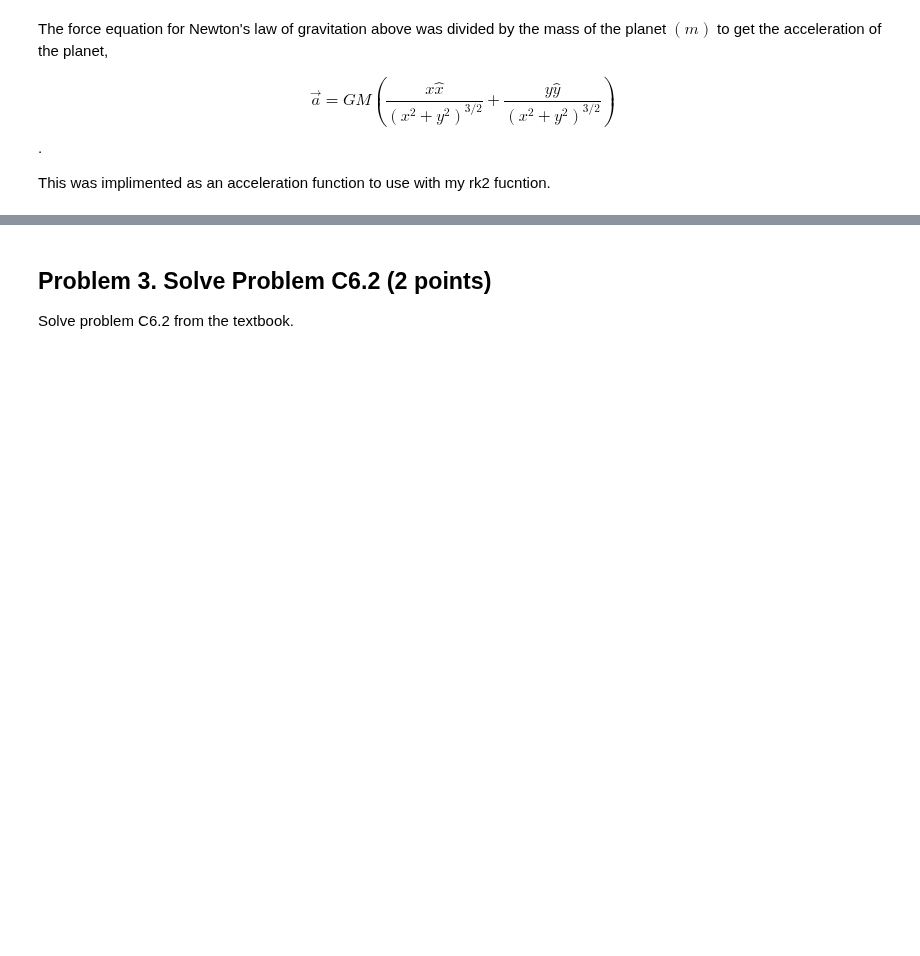
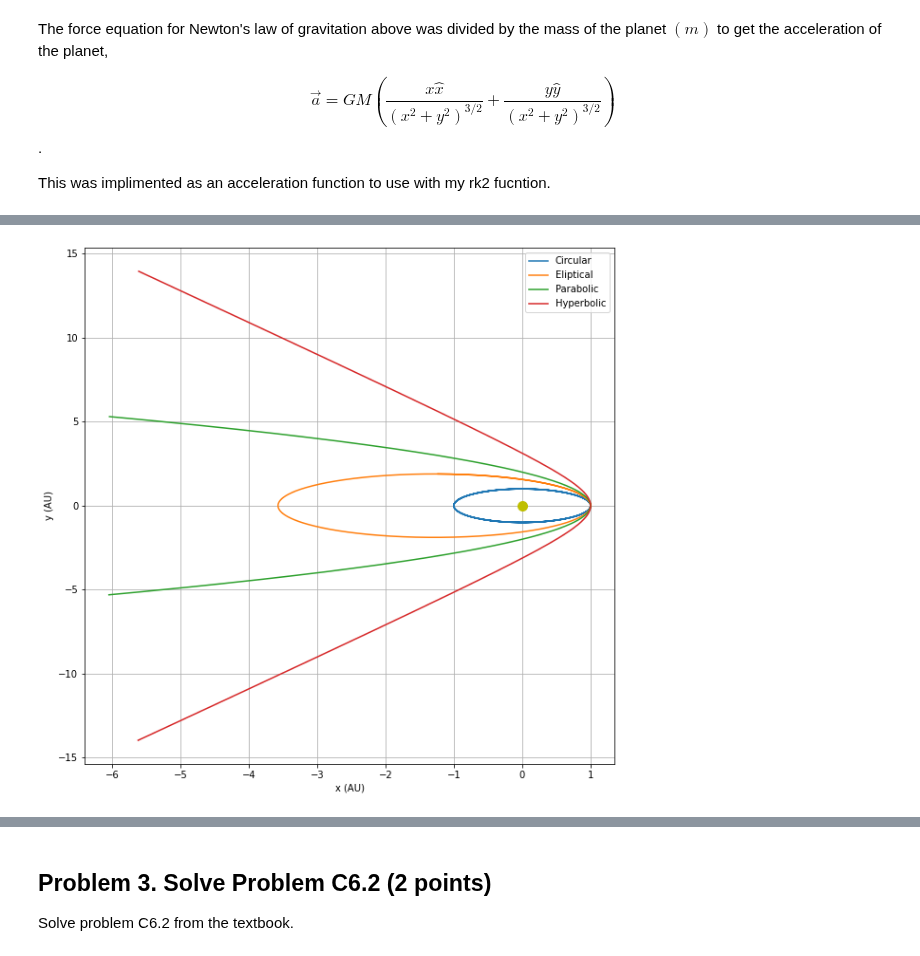
Before and after one commit to Youngposeidon/computational-mechanics-delivery, a Jupyter notebook: project4.ipynb, the cells around one changed output, grey strips where cells are left out. Saved outputs shown, nothing was run; the diff lists cells and outputs as text; code cells hidden in the pictures; blank space fills up the shorter version.

Commit message:
Finish solving P1 start P2

```diff
--- a/project4.ipynb
+++ b/project4.ipynb
@@ -72,11 +91,18 @@ def rk2(afunc,xi,vi,ti,dt):
 # %%
+s2yr = 365*24*60*60 # number of s in 1 yr for conversions, 365 d/y * 24 h/d * 60 m/h * 60 s/m
+
 # constants used (https://nssdc.gsfc.nasa.gov/planetary/factsheet/sunfact.html)
 
-Msun = 1.9885 * 10**30 # kg
-Mearth = 5.9724 * 10**24 # kg
-G = 6.67408 * 10**(-11) # gravitational constant
-rorbit = 1.496 * 10**11 # m, orbital radius of earth around sun
+Msunkg = 1.9885 * 10**30 # kg
+Mearthkg = 5.9724 * 10**24 # kg
+Gconst = 6.67408 * 10**(-11) # gravitational constant
+AU = 1.496 * 10**11 # m, 1 AU, orbital radius of earth around sun
 vearth = 2.978 * 10**4 # m/s
+
+Msun = 1
+vAU = vearth*s2yr/AU
+vAU = 2*np.pi
+G = 39.478 # AU^3 * yr^-2 * Msun^-1
 # %% [markdown]
 The force equation for Newton's law of gravitation above was divided by the mass of the planet $(m)$ to get the acceleration of the planet,
 
@@ -129,3 +143,72 @@ PhysPlot.plot(x[:,0]/rorbit,x[:,1]/rorbit, "x","y")
+# %%
+vy0 = - vearth*1.5 # inital speed in m/s (average orbital speed of earth), decreased for eliptical orbit
+vx0 = 0
+x0 = AU # inital x, increased for eliptical orbit
+y0 = 0 # inital y, set to 0 since starting on x axis
+dt = 1/365 # 1 timestep per day
+tf = 4 # yr
+
+# time array
+t = np.arange(0,tf,dt)
+# 2D arrays for position and velocity in x and y
+xcirc = np.zeros((len(t),2))
+vcirc = np.zeros((len(t),2))
+xelip = np.zeros((len(t),2))
+velip = np.zeros((len(t),2))
+xpar = np.zeros((len(t),2))
+vpar = np.zeros((len(t),2))
+xhyp = np.zeros((len(t),2))
+vhyp = np.zeros((len(t),2))
+
+# set inital conditions, all will begin with earths distance from the sun and some velocity
+# circular orbit with earthsvelocity and radius
+xcirc[0,:] = [1, 0]
+vcirc[0,:] = [0,vAU]
+
+# eliptical orbit with higher inital velocity than earth
+xelip[0,:] = [1, 0]
+velip[0,:] = [0,vAU*1.25]
+
+# parabolic, close to star has kinetic energy equal to gravitational energy so total energy is 0
+v0par = np.sqrt(2*G)
+
+xpar[0,:] = [1, 0]
+vpar[0,:] = [0,v0par]
+
+# hyperbolic, higher kinetic energy than gravitational
+xhyp[0,:] = [1, 0]
+vhyp[0,:] = [0,v0par*1.25]
+
+# for loop for finding initial position for parabolic and hyperbolic runs for half of total time with opposite of inital velocity
+for i in range((len(t) - 1)//2):
+    xpar[i + 1,:], vpar[i + 1,:] = rk2(NLG, xpar[i,:], vpar[i,:], t[i], dt)
+    xhyp[i + 1,:], vhyp[i + 1,:] = rk2(NLG, xhyp[i,:], vhyp[i,:], t[i], dt)
+
+# parabolic
+xpar[0,:] = xpar[i+1,:]
+vpar[0,:] = - vpar[i+1,:]
+
+# hyperbolic
+xhyp[len(t)%2,:] = xhyp[i+1,:]
+vhyp[len(t)%2,:] = - vhyp[i+1,:]
+
+# numerical for loop
+for i in range(len(t) -1):
+    xcirc[i + 1,:], vcirc[i + 1,:] = rk2(NLG, xcirc[i,:], vcirc[i,:], t[i], dt)
+    xelip[i + 1,:], velip[i + 1,:] = rk2(NLG, xelip[i,:], velip[i,:], t[i], dt)
+    xpar[i + 1,:], vpar[i + 1,:] = rk2(NLG, xpar[i,:], vpar[i,:], t[i], dt)
+    xhyp[i + 1,:], vhyp[i + 1,:] = rk2(NLG, xhyp[i,:], vhyp[i,:], t[i], dt)
+
+# PhysPlot.plot(xelip[:,0]/AU, xelip[:,1]/AU, "x (AU)","y (AU)")
+
+modifiedPlanetPlot([xcirc[:,0], xelip[:,0], xpar[:,0], xhyp[:,0]], [xcirc[:,1], xelip[:,1], xpar[:,1], xhyp[:,1]], ["Circular", "Eliptical", "Parabolic", "Hyperbolic"], "x (AU)","y (AU)")
+
+# PhysPlot.plot(t, E, r"Time ($t,$ $s$)", r"Energy ($E,$ $J$)")
+# PhysPlot.multiplot([x[0:i], xa[0:nodragstop], xalindrag[0:i]], [z[0:i], za[0:nodragstop], zalindrag[0:i]], ["Numerical", "Analytic - no drag", "Analytic - drag"], "x (m)", "z (m)")
+
+# parabolara is where energy of the system = 0
+# %% [output]
+[figure, added]
 # %% [markdown]
 ## Problem 2. Verify Kepler's Laws of Planetary Motion (4 points)
 Using Newton's Law of Gravitation, solve for the trajectory of a planet orbitting a star using the second order Runge-kutta method (RK2). The initial conditions are yours to choose, as well as the parameters, but make sure the resulting orbit is elliptical. Make sure you run the integration for a full oscillation, so the planet returns to its (approximate) original position.
```
Also changed, not shown: parts of 13 cells of this notebook.
